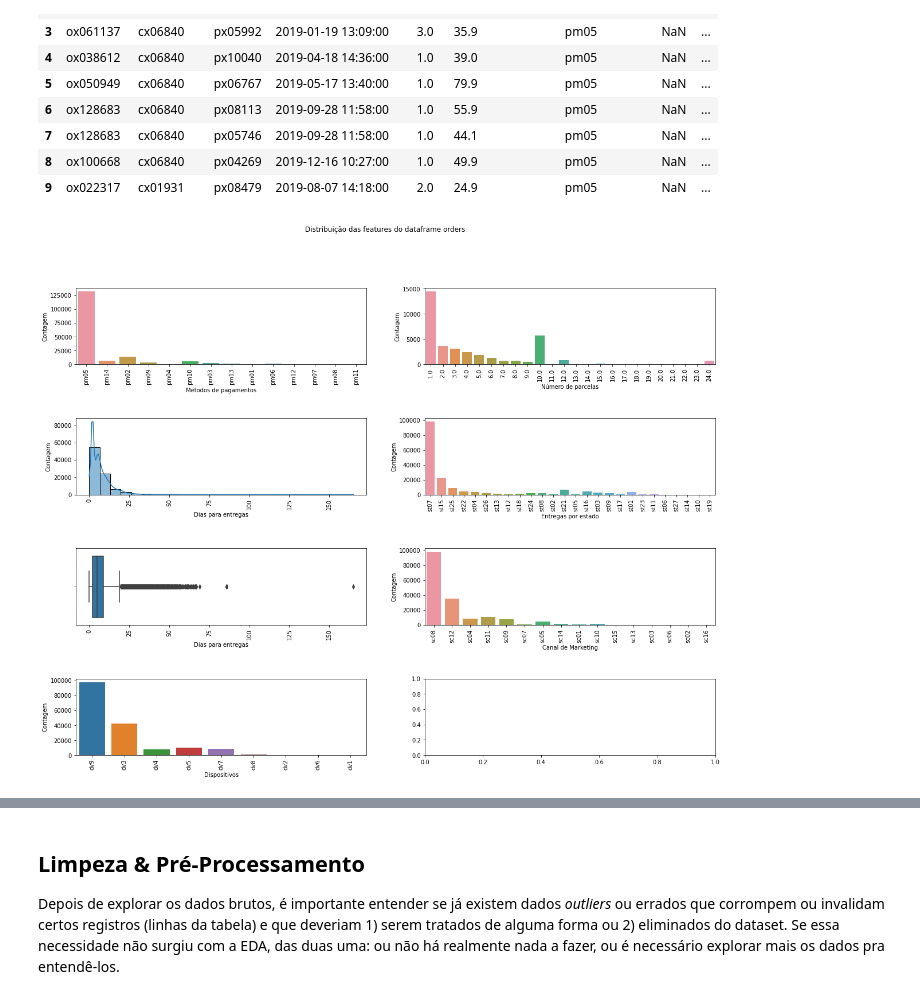
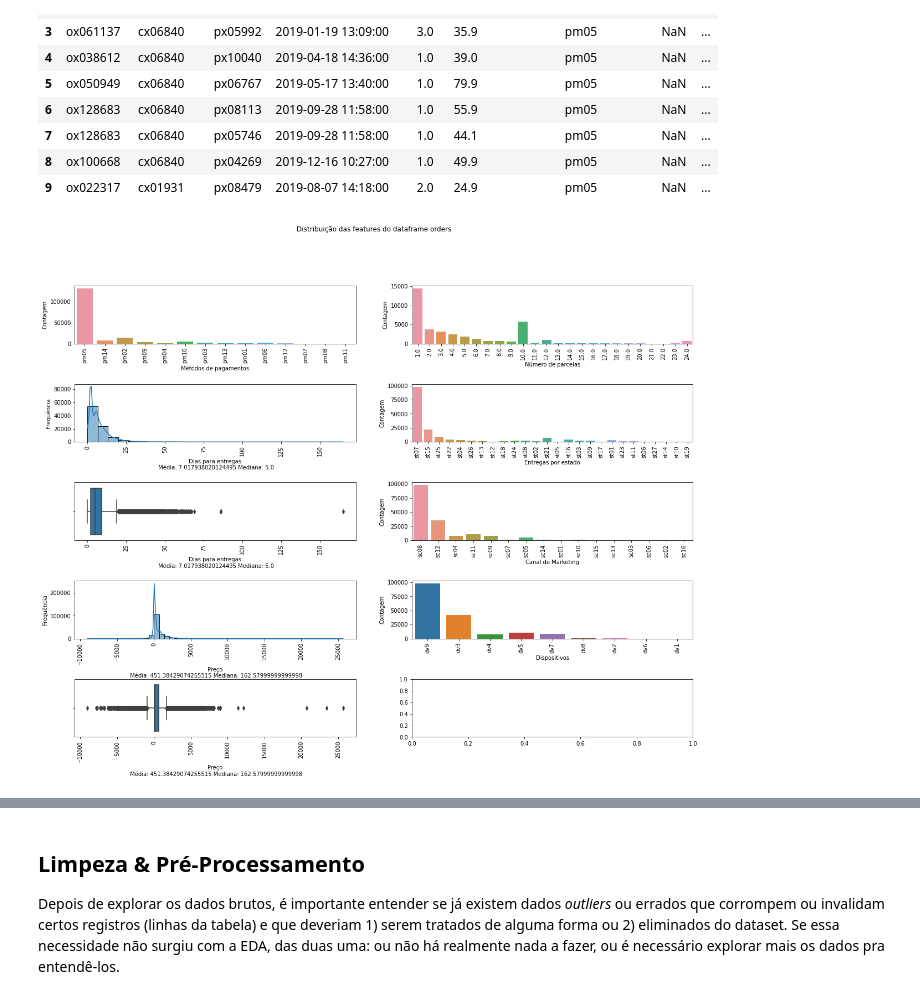
Before and after one commit to casjunior93/Desafio-Tera---Ensemble, a Jupyter notebook: Desafio_Assinado_Luizalabs_Ensembles.ipynb, the cells around one changed output, grey strips where cells are left out. Drawn from its saved outputs; the diff is of its cells as text; code cells hidden in the pictures.

```diff
--- a/Desafio_Assinado_Luizalabs_Ensembles.ipynb
+++ b/Desafio_Assinado_Luizalabs_Ensembles.ipynb
@@ -541,7 +538,7 @@ orders2.head(10)
 | 8 | ox100668 | cx06840 | px04269 | 2019-12-16 10:27:00 | 1.0 | 49.9 | pm05 | NaN | ... |
 | 9 | ox022317 | cx01931 | px08479 | 2019-08-07 14:18:00 | 2.0 | 24.9 | pm05 | NaN | ... |
 # %%
-fig, axes = plt.subplots(4, 2, figsize = (20,15))
+fig, axes = plt.subplots(5, 2, figsize = (20,15))
 fig.subplots_adjust(hspace=0.7, wspace=0.2)
 fig.suptitle('Distribuição das features do dataframe orders')
 
@@ -550,36 +547,46 @@ sns.countplot(ax=axes[0, 0],x=orders2['payment_method'])
 axes[0, 0].tick_params(axis='x', rotation=90)
 axes[0, 0].set(xlabel='Métodos de pagamentos', ylabel='Contagem')
 
 #Número de parcelas
 sns.countplot(ax=axes[0, 1],x=orders2['installments'])
 axes[0, 1].tick_params(axis='x', rotation=90)
 axes[0, 1].set(xlabel='Número de parcelas', ylabel='Contagem')
 
 #Dias para entregas
 sns.histplot(ax=axes[1, 0], x=orders2['delivery_days'], bins=25, kde=True)
 axes[1, 0].tick_params(axis='x', rotation=90)
-axes[1, 0].set(xlabel='Dias para entregas', ylabel='Contagem')
+axes[1, 0].set(xlabel='Dias para entregas\n Média: ' + str(orders2['delivery_days'].mean()) + ' Mediana: ' + str(orders2['delivery_days'].median()), ylabel='Frequência')
 
 #Dias para entregas - boxplot
 sns.boxplot(ax=axes[2, 0],x=orders2['delivery_days'])
 axes[2, 0].tick_params(axis='x', rotation=90)
-axes[2, 0].set(xlabel='Dias para entregas')
+axes[2, 0].set(xlabel='Dias para entregas\n Média: ' + str(orders2['delivery_days'].mean()) + ' Mediana: ' + str(orders2['delivery_days'].median()))
 
 #Entregas por estado
 sns.countplot(ax=axes[1, 1],x=orders2['delivery_state'])
 axes[1, 1].tick_params(axis='x', rotation=90)
 axes[1, 1].set(xlabel='Entregas por estado', ylabel='Contagem')
 
 #Dispositivos
-sns.countplot(ax=axes[3, 0],x=orders2['device'])
-axes[3, 0].tick_params(axis='x', rotation=90)
-axes[3, 0].set(xlabel='Dispositivos', ylabel='Contagem')
+sns.countplot(ax=axes[3, 1],x=orders2['device'])
+axes[3, 1].tick_params(axis='x', rotation=90)
+axes[3, 1].set(xlabel='Dispositivos', ylabel='Contagem')
 
 #Canal de Marketing
 sns.countplot(ax=axes[2, 1],x=orders2['source'])
 axes[2, 1].tick_params(axis='x', rotation=90)
 axes[2, 1].set(xlabel='Canal de Marketing', ylabel='Contagem')
 
+#Preço
+sns.histplot(ax=axes[3, 0], x=orders2['price'], bins=50, kde=True)
+axes[3, 0].tick_params(axis='x', rotation=90)
+axes[3, 0].set(xlabel='Preço\n Média: ' + str(orders2['price'].mean()) + ' Mediana: ' + str(orders2['price'].median()), ylabel='Frequência')
+
+#Preços - boxplot
+sns.boxplot(ax=axes[4, 0],x=orders2['price'])
+axes[4, 0].tick_params(axis='x', rotation=90)
+axes[4, 0].set(xlabel='Preço\n Média: ' + str(orders2['price'].mean()) + ' Mediana: ' + str(orders2['price'].median()))
+
 plt.show();
 # %% [output]
-[figure, old version]
+[figure, new version]
```
Also changed, not shown: parts of 11 cells of this notebook.
